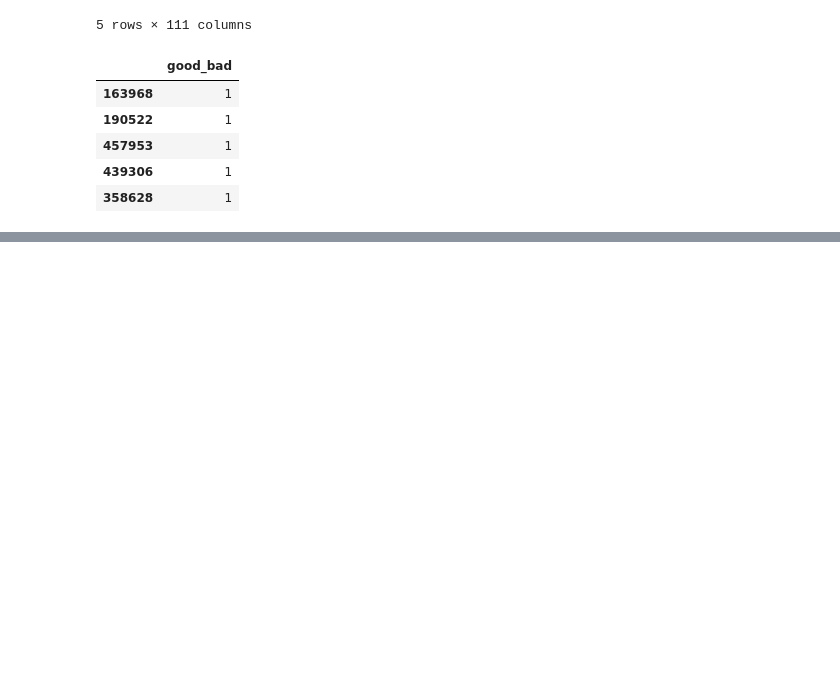
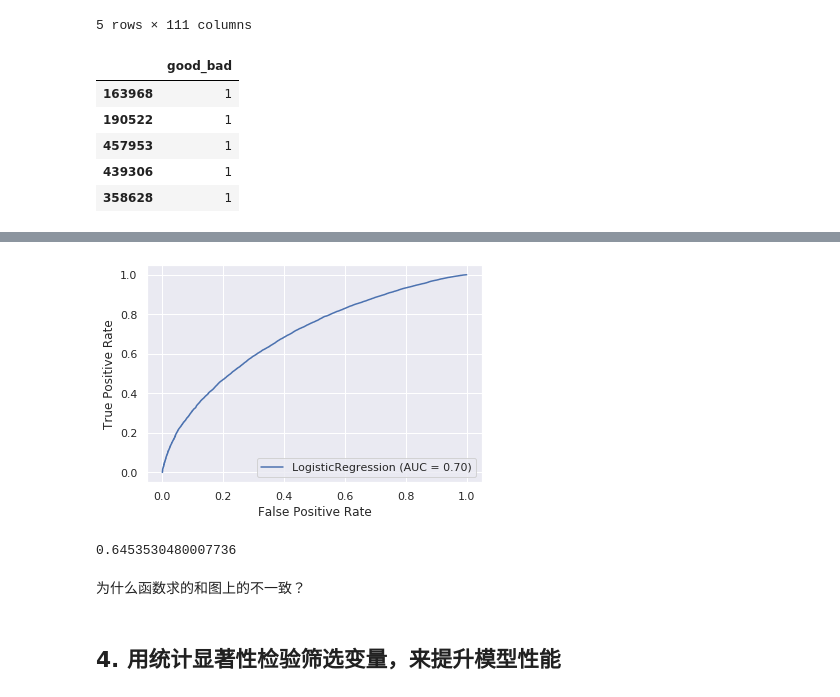
Before and after one commit to GoldenRaven/Lending_Club, a Jupyter notebook: code_my/PD_modeling.ipynb, the cells around one changed output, grey strips where cells are left out. Saved outputs shown, nothing was run; the diff lists cells and outputs as text; code cells hidden in the pictures; blank space fills up the shorter version.

```diff
--- a/code_my/PD_modeling.ipynb
+++ b/code_my/PD_modeling.ipynb
@@ -33,0 +179,14 @@ targets_train.head()
+# %%
+# 测试集上的ROC曲线
+plot_roc_curve(log_reg, inputs_test, targets_test);
+# %% [output]
+[figure, added]
+# %%
+# 测试集上的ROC曲线下面积
+roc_auc_score(pred_test, targets_test)
+# %% [output]
+0.6453530480007736
+# %% [markdown]
+为什么函数求的和图上的不一致？
+# %% [markdown]
+## 4. 用统计显著性检验筛选变量，来提升模型性能
```
Also changed, not shown: parts of 86 cells of this notebook, 2 other files.
